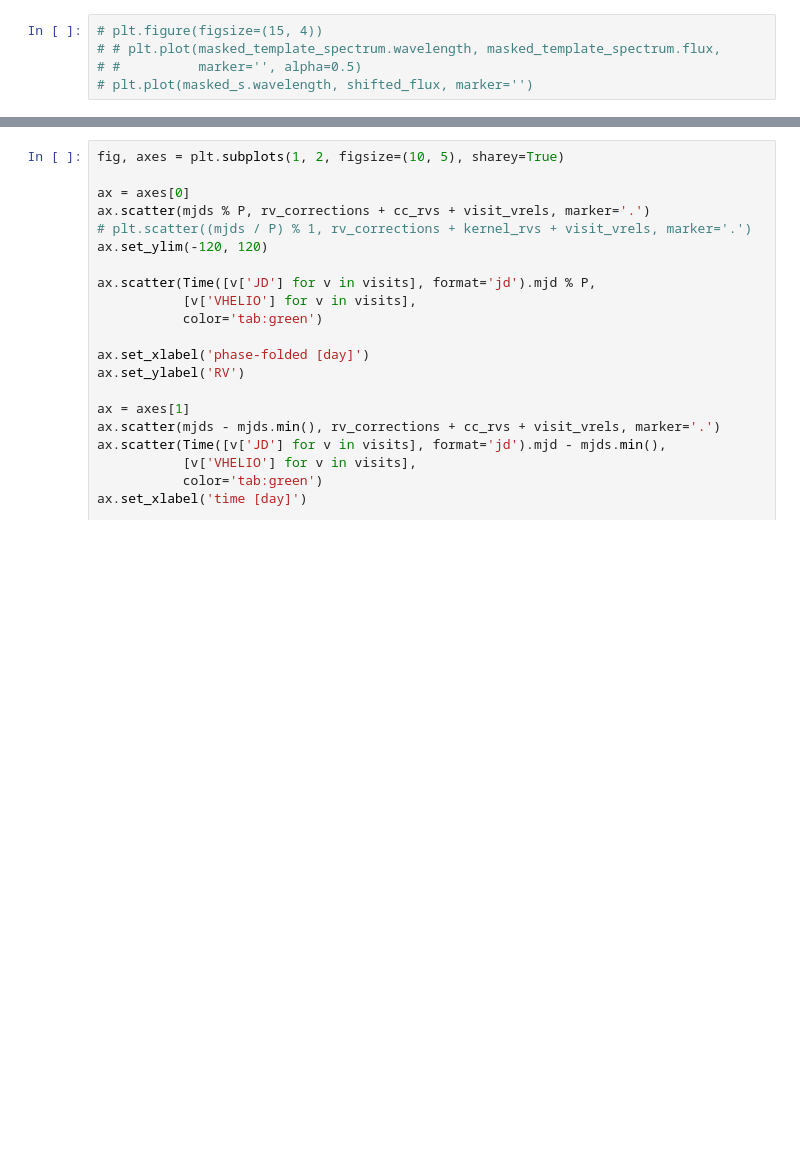
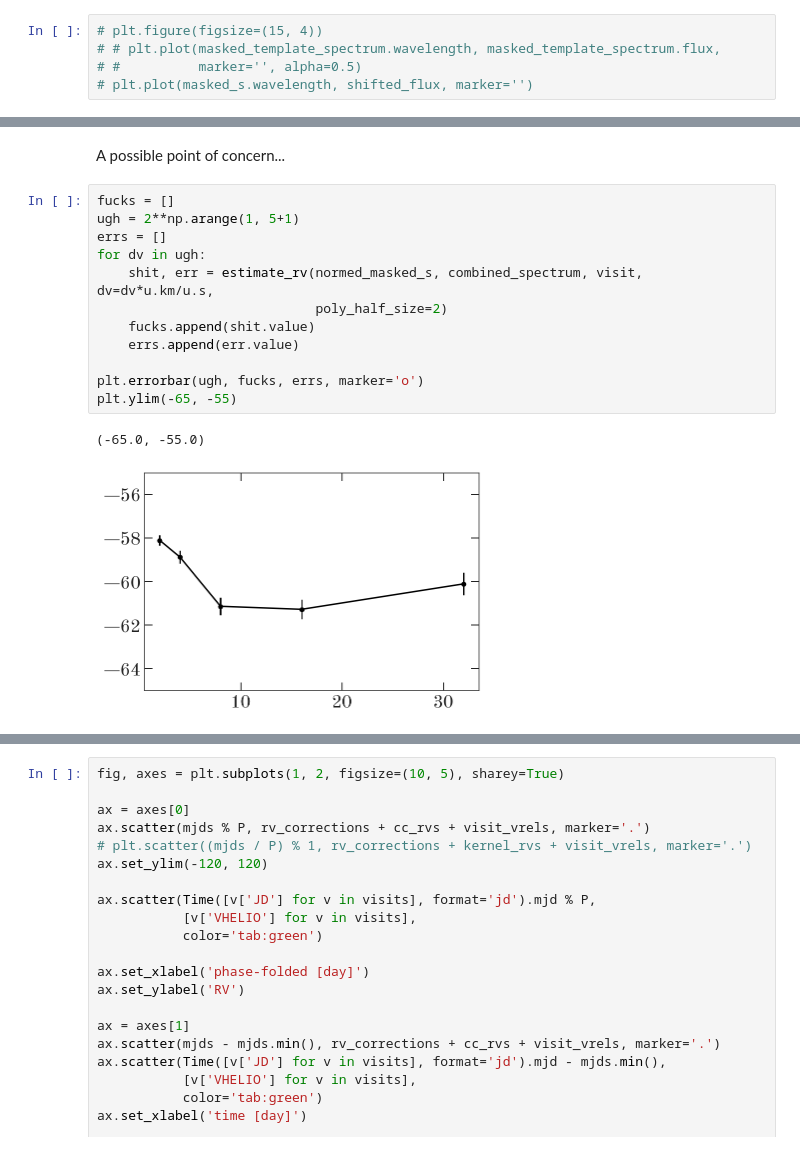
Before and after one commit to adrn/FunDepartment, a Jupyter notebook: notebooks/Run-on-visits.ipynb, the cells around one changed output, grey strips where cells are left out. Drawn from its saved outputs; the diff is of its cells as text; blank space fills up the shorter version.

```diff
--- a/notebooks/Run-on-visits.ipynb
+++ b/notebooks/Run-on-visits.ipynb
@@ -201 +275,18 @@ plt.plot(vs, cc)
+# %% [markdown]
+A possible point of concern...
+# %%
+fucks = []
+ugh = 2**np.arange(1, 5+1)
+errs = []
+for dv in ugh:
+    shit, err = estimate_rv(normed_masked_s, combined_spectrum, visit, dv=dv*u.km/u.s,
+                            poly_half_size=2)
+    fucks.append(shit.value)
+    errs.append(err.value)
+
+plt.errorbar(ugh, fucks, errs, marker='o')
+plt.ylim(-65, -55)
+# %% [output]
+(-65.0, -55.0)
+[figure, added]
 # %%
```
Also changed, not shown: parts of 16 cells of this notebook, 1 other file.
